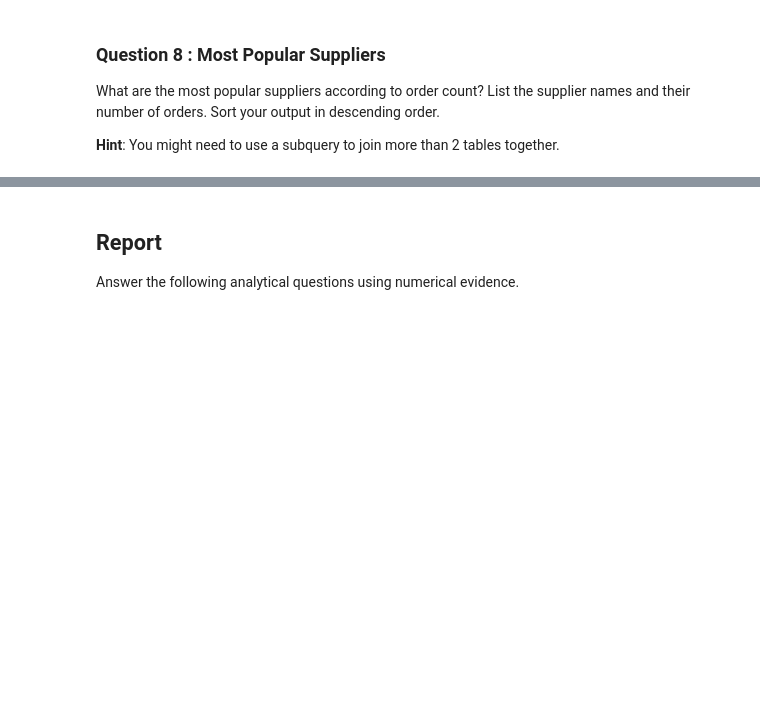
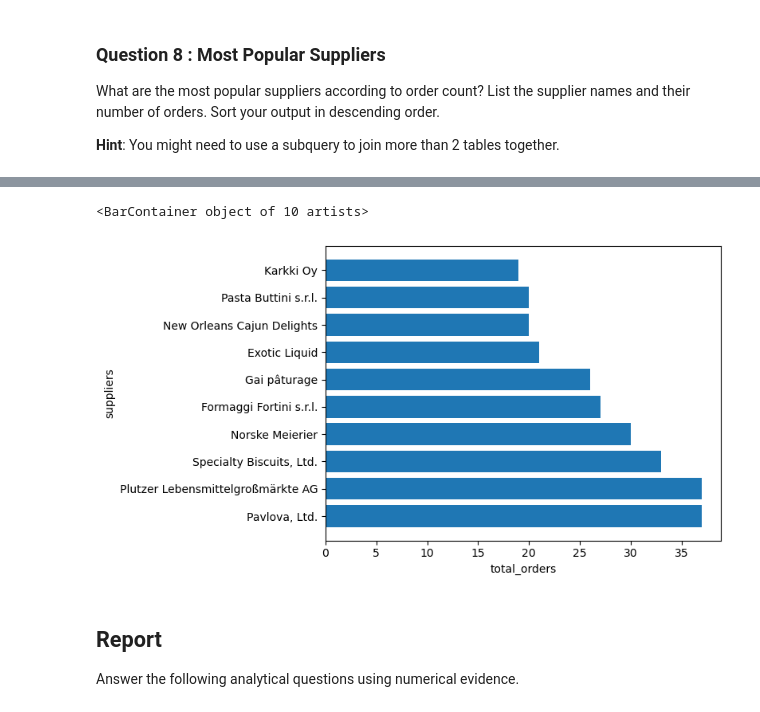
Before and after one commit to kai2233/ad-hoc-analysis, a Jupyter notebook: adhoc_report.ipynb, the cells around one changed output, grey strips where cells are left out. Cells and saved outputs as stored; diff of their text form; code cells hidden in the pictures; blank space fills up the shorter version.

```diff
--- a/adhoc_report.ipynb
+++ b/adhoc_report.ipynb
@@ -223,7 +266,18 @@ What are the most popular suppliers according to order count? List the supplier
 **Hint**: You might need to use a subquery to join more than 2 tables together.
 # %%
 # TODO: Write a SQL query which will answer the question above.
-...
+cursor.execute("""
+    SELECT s.SupplierName, COUNT(DISTINCT o.OrderID)
+    FROM Suppliers s
+    LEFT JOIN Products p
+    ON s.SupplierID = p.SupplierID
+    LEFT JOIN OrderDetails o
+    ON p.ProductID = o.ProductID
+    GROUP BY s.SupplierID
+    ORDER BY COUNT(DISTINCT o.OrderID) DESC
+    LIMIT 10
+""")
 
 # TODO: Fetch your list of tuples and print it out
-...
+rows = cursor.fetchall()
+rows
@@ -230,9 +295,14 @@ What are the most popular suppliers according to order count? List the supplier
 # %%
 # TODO: Convert your list of tuples to a dataframe
-...
+df = pd.DataFrame(rows,columns=['suppliers','total_orders'])
 
 # TODO: Generate a visualization on this dataframe
-...
+plt.xlabel('total_orders')
+plt.ylabel('suppliers')
+plt.barh(df["suppliers"],df["total_orders"])
+# %% [output]
+<BarContainer object of 10 artists>
+[figure, added]
 # %% [markdown]
 ## Report
 
```
Also changed, not shown: parts of 5 cells of this notebook.
